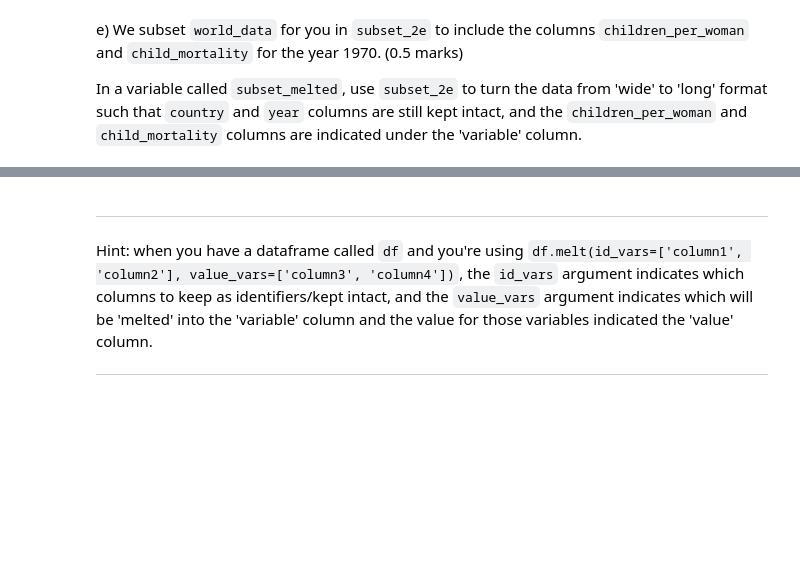
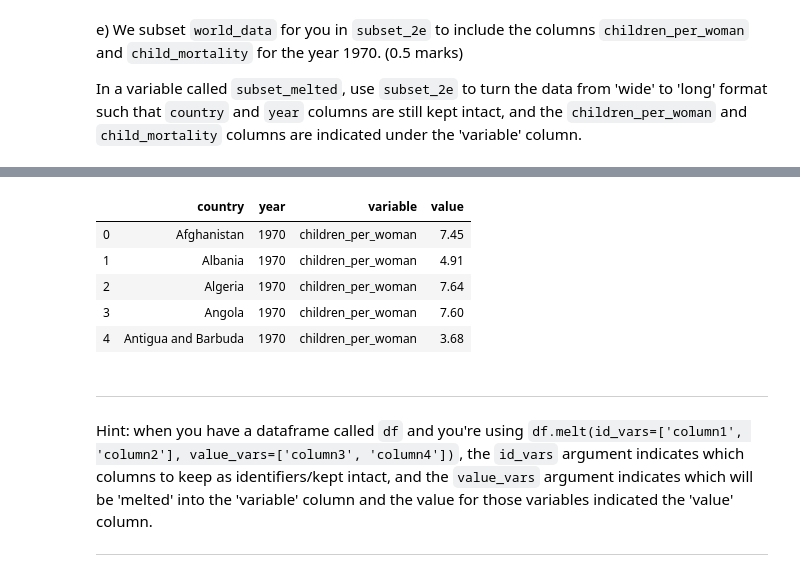
Before and after one commit to constructor-s/BME1478_Assignments, a Jupyter notebook: a09/last_first_assignment9.ipynb, the cells around one changed output, grey strips where cells are left out. Cells and saved outputs as stored; diff of their text form; code cells hidden in the pictures; blank space fills up the shorter version.

```diff
--- a/a09/last_first_assignment9.ipynb
+++ b/a09/last_first_assignment9.ipynb
@@ -90,9 +130,16 @@ subset_2e.head(2)
 # %%
 # 2e answer here
-subset_melted =
+subset_melted = subset_2e.melt(id_vars=['country', 'year'], value_vars=['children_per_woman', 'child_mortality'])
 
 # keep this code here to check the result
 subset_melted.head()
+# %% [output]
+|  | country | year | variable | value |
+| 0 | Afghanistan | 1970 | children_per_woman | 7.45 |
+| 1 | Albania | 1970 | children_per_woman | 4.91 |
+| 2 | Algeria | 1970 | children_per_woman | 7.64 |
+| 3 | Angola | 1970 | children_per_woman | 7.60 |
+| 4 | Antigua and Barbuda | 1970 | children_per_woman | 3.68 |
 # %% [markdown]
 ___
 Hint: when you have a dataframe called `df` and you're using `df.melt(id_vars=['column1', 'column2'], value_vars=['column3', 'column4'])`, the `id_vars` argument indicates which columns to keep as identifiers/kept intact, and the `value_vars` argument indicates which will be 'melted' into the 'variable' column and the value for those variables indicated the 'value' column.
```
Also changed, not shown: parts of 18 cells of this notebook.
